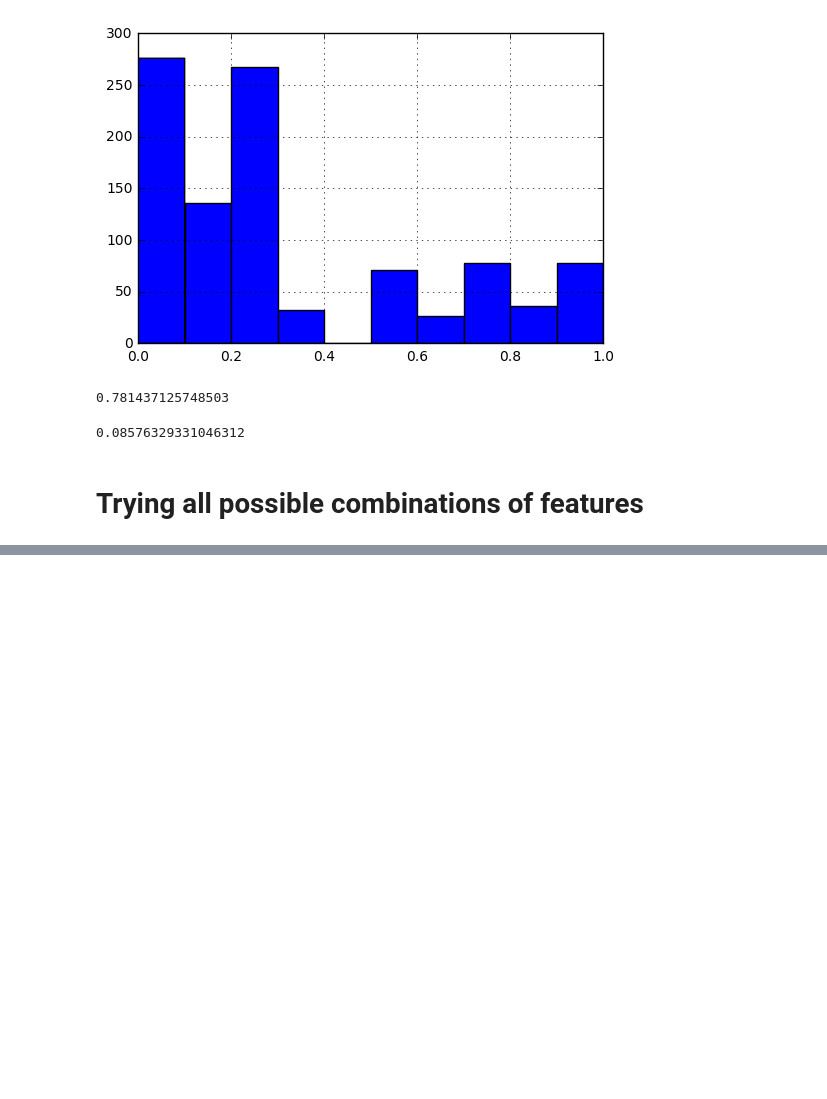
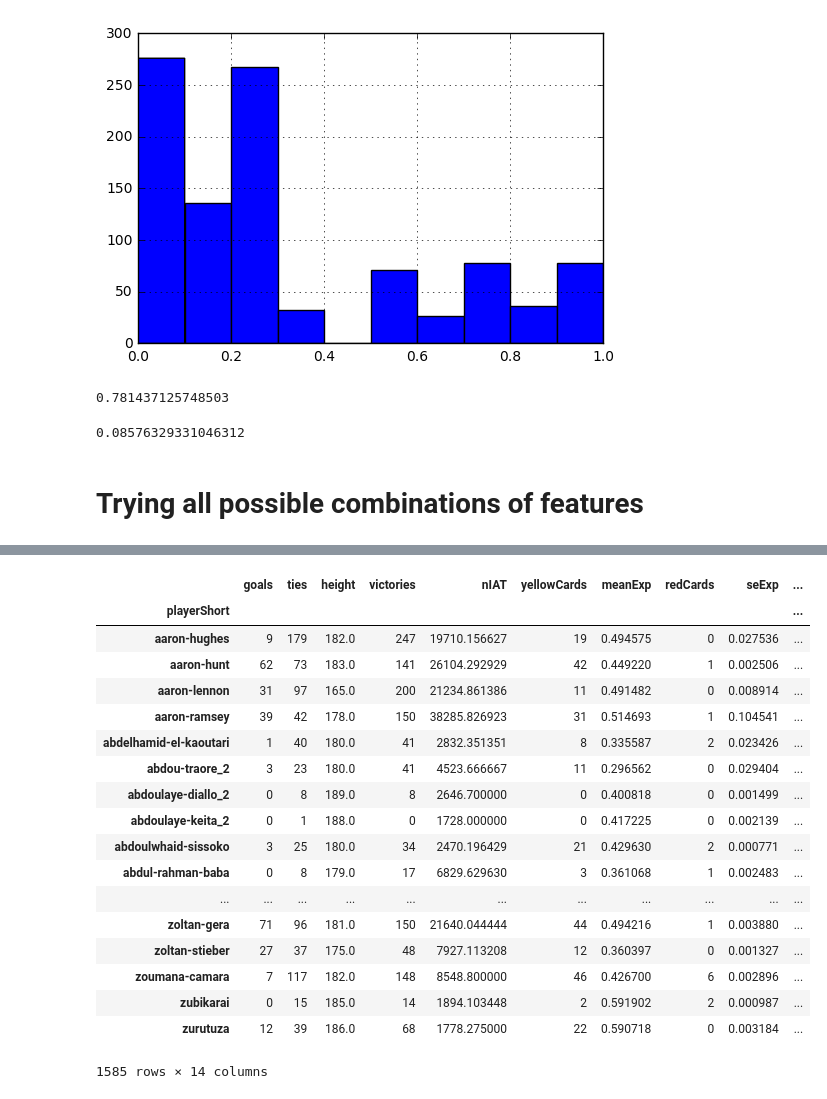
Before and after one commit to ireneu/ada, a Jupyter notebook: HW04/Task2 .ipynb, the cells around one changed output, grey strips where cells are left out. Saved outputs shown, nothing was run; the diff lists cells and outputs as text; code cells hidden in the pictures; blank space fills up the shorter version.

```diff
--- a/HW04/Task2 .ipynb
+++ b/HW04/Task2 .ipynb
@@ -218,24 +218,19 @@ def combinliste(seq, k):
         i += 1
     return p
 # %%
-def generate_feature_combinations(all_features = False):
+def generate_feature_combinations(feats):
     combinations = []
-    if(all_features):
-        feats = ['goals','ties','height','victories','nIAT','yellowCards','meanExp','weight','redCards','seExp','yellowReds','meanIAT','seIAT','nExp','defeats']
-    else:
-        feats = ['nIAT','meanExp','yellowCards','redCards','seExp','meanIAT','seIAT','nExp','yellowReds']
     for i in range(len(feats)):
         combinations.append(combinliste(feats, i))
 
     return combinations
 # %%
-def compute_all_combinations(combinations) :
-    X_comb = sdf_agg.copy()
-    X_comb.drop('ties', inplace=True, axis=1)
+def compute_all_combinations(combinations, table) :
+    X_comb = table.copy()
     X_comb.fillna(X_comb.mean(axis=0), inplace=True)
-    s =[]
-    scores = []
-    feats = []
+    silhouettes =[]
+    clust_scores = []
+    features = []
     for i in range(len(combinations)):
         print(i)
         for j in range(len(combinations[i])):
@@ -243,8 +238,14 @@ def compute_all_combinations(combinations) :
             #print(all_combinations[i][j])
             X_temp = X_comb.drop(combinations[i][j], axis=1)
             silhouette, clustering_score = compute_kmeans(X_temp)
-            s.append(silhouette)
-            scores.append(clustering_score)
-            feats.append(combinations[i][j])
+            silhouettes.append(silhouette)
+            clust_scores.append(clustering_score)
+            features.append(combinations[i][j])
 
-    return s, scores, feats
+    kmean_stats = pd.DataFrame({'Silhouette': silhouettes,
+                        'Clustering_scores' : clust_scores,
+                        'Features' :features})
+    kmean_stats.set_index('Clustering_scores', inplace=True)
+    kmean_stats.sort_index(ascending=False, inplace=True)
+
+    return kmean_stats
@@ -310,0 +252,5 @@ KeyError: 'Clustering_scores'
+# %%
+drop_feats = ['goals','ties','height','victories','weight','defeats']
+all_combinations = generate_feature_combinations(drop_feats)
+
+result = compute_all_combinations(all_combinations, sdf_agg)
@@ -310,0 +282,25 @@ KeyError: 'Clustering_scores'
+# %%
+noise_generating_features = result.max()['Features']
+noiseless_table = sdf_agg.copy()
+noiseless_table.drop(noise_generating_features, inplace=True, axis =1)
+noiseless_table
+# %% [output]
+|  | goals | ties | height | victories | nIAT | yellowCards | meanExp | redCards | seExp | ... |
+| playerShort |  |  |  |  |  |  |  |  |  | ... |
+| aaron-hughes | 9 | 179 | 182.0 | 247 | 19710.156627 | 19 | 0.494575 | 0 | 0.027536 | ... |
+| aaron-hunt | 62 | 73 | 183.0 | 141 | 26104.292929 | 42 | 0.449220 | 1 | 0.002506 | ... |
+| aaron-lennon | 31 | 97 | 165.0 | 200 | 21234.861386 | 11 | 0.491482 | 0 | 0.008914 | ... |
+| aaron-ramsey | 39 | 42 | 178.0 | 150 | 38285.826923 | 31 | 0.514693 | 1 | 0.104541 | ... |
+| abdelhamid-el-kaoutari | 1 | 40 | 180.0 | 41 | 2832.351351 | 8 | 0.335587 | 2 | 0.023426 | ... |
+| abdou-traore_2 | 3 | 23 | 180.0 | 41 | 4523.666667 | 11 | 0.296562 | 0 | 0.029404 | ... |
+| abdoulaye-diallo_2 | 0 | 8 | 189.0 | 8 | 2646.700000 | 0 | 0.400818 | 0 | 0.001499 | ... |
+| abdoulaye-keita_2 | 0 | 1 | 188.0 | 0 | 1728.000000 | 0 | 0.417225 | 0 | 0.002139 | ... |
+| abdoulwhaid-sissoko | 3 | 25 | 180.0 | 34 | 2470.196429 | 21 | 0.429630 | 2 | 0.000771 | ... |
+| abdul-rahman-baba | 0 | 8 | 179.0 | 17 | 6829.629630 | 3 | 0.361068 | 1 | 0.002483 | ... |
+| ... | ... | ... | ... | ... | ... | ... | ... | ... | ... | ... |
+| zoltan-gera | 71 | 96 | 181.0 | 150 | 21640.044444 | 44 | 0.494216 | 1 | 0.003880 | ... |
+| zoltan-stieber | 27 | 37 | 175.0 | 48 | 7927.113208 | 12 | 0.360397 | 0 | 0.001327 | ... |
+| zoumana-camara | 7 | 117 | 182.0 | 148 | 8548.800000 | 46 | 0.426700 | 6 | 0.002896 | ... |
+| zubikarai | 0 | 15 | 185.0 | 14 | 1894.103448 | 2 | 0.591902 | 2 | 0.000987 | ... |
+| zurutuza | 12 | 39 | 186.0 | 68 | 1778.275000 | 22 | 0.590718 | 0 | 0.003184 | ... |
+1585 rows × 14 columns
```
Also changed, not shown: parts of 13 cells of this notebook.
